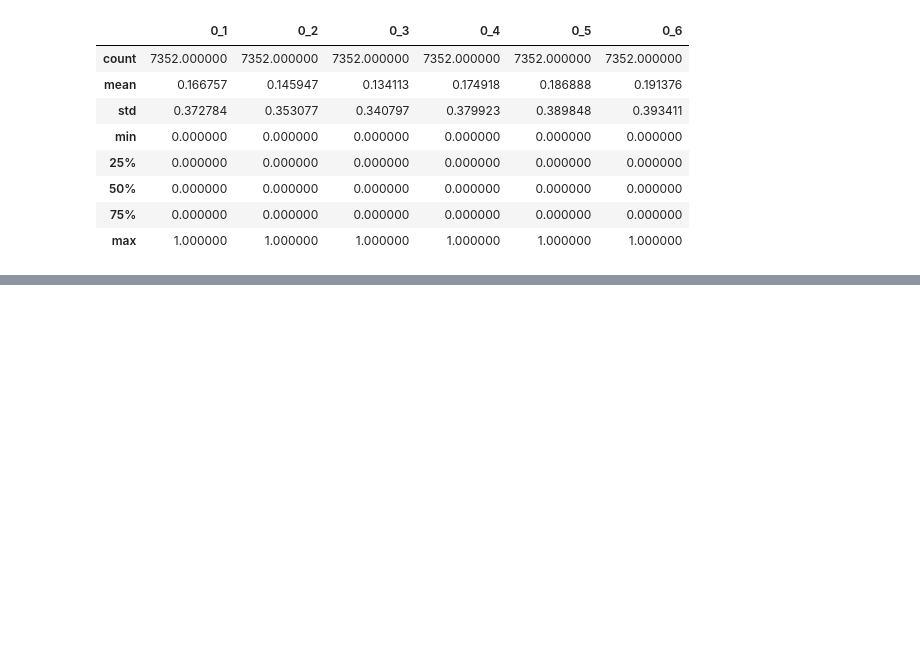
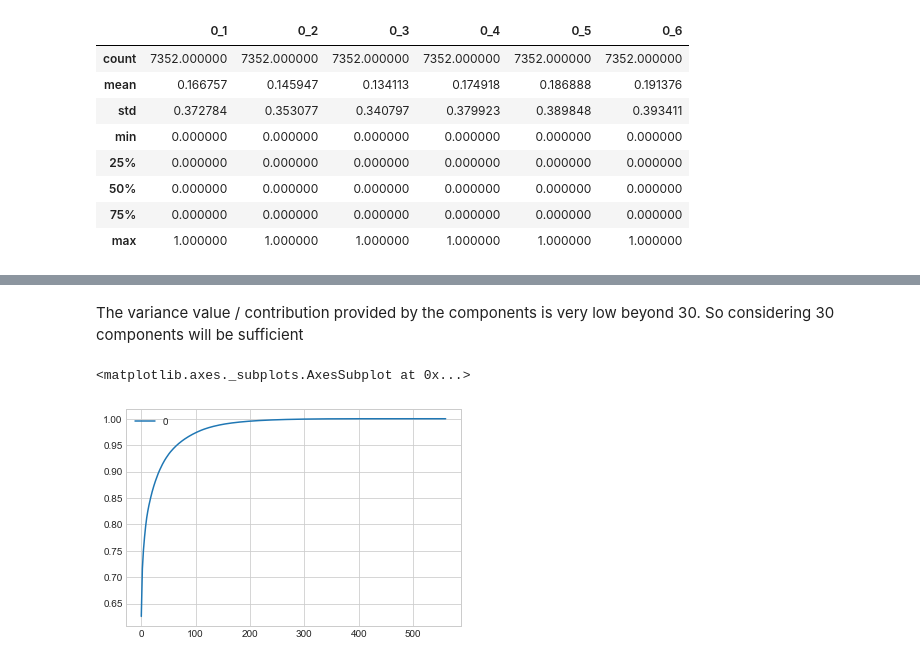
Before and after one commit to Srikar07/Kaggle_Titanic, a Jupyter notebook: Human_Acitvity/UCI solution.ipynb, the cells around one changed output, grey strips where cells are left out. Drawn from its saved outputs; the diff is of its cells as text; code cells hidden in the pictures; blank space fills up the shorter version.

```diff
--- a/Human_Acitvity/UCI solution.ipynb
+++ b/Human_Acitvity/UCI solution.ipynb
@@ -78,0 +105,9 @@ X_train_transform = sc.fit_transform(X_train)
+# %% [markdown]
+The variance value / contribution provided by the components is very low beyond 30.
+So considering 30 components will be sufficient
+# %%
+explained_variance_cum =  np.cumsum(explained_variance)
+explained_variance_cum.plot(grid = True)
+# %% [output]
+<matplotlib.axes._subplots.AxesSubplot at 0x...>
+[figure, added]
```
Also changed, not shown: parts of 10 cells of this notebook.
